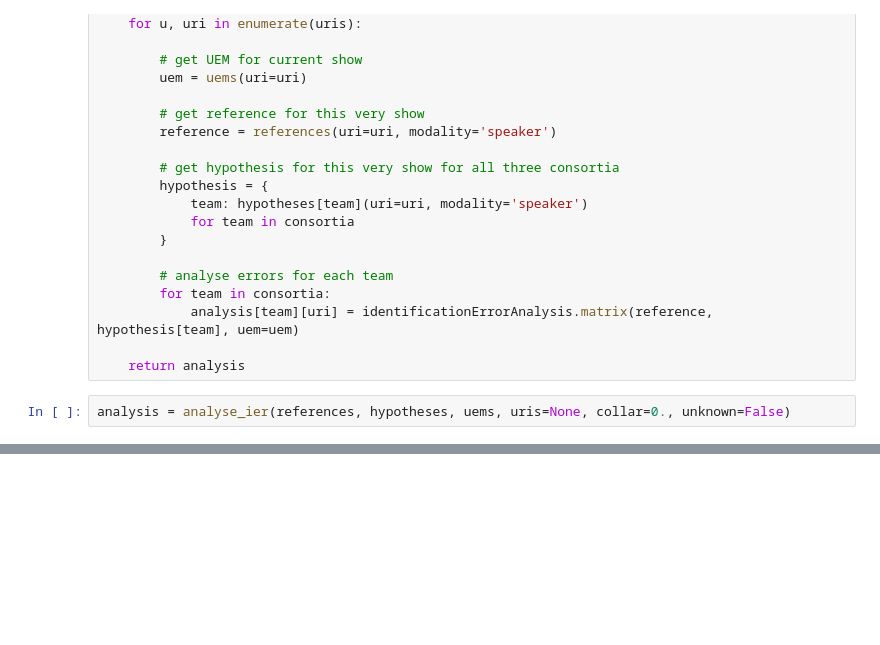
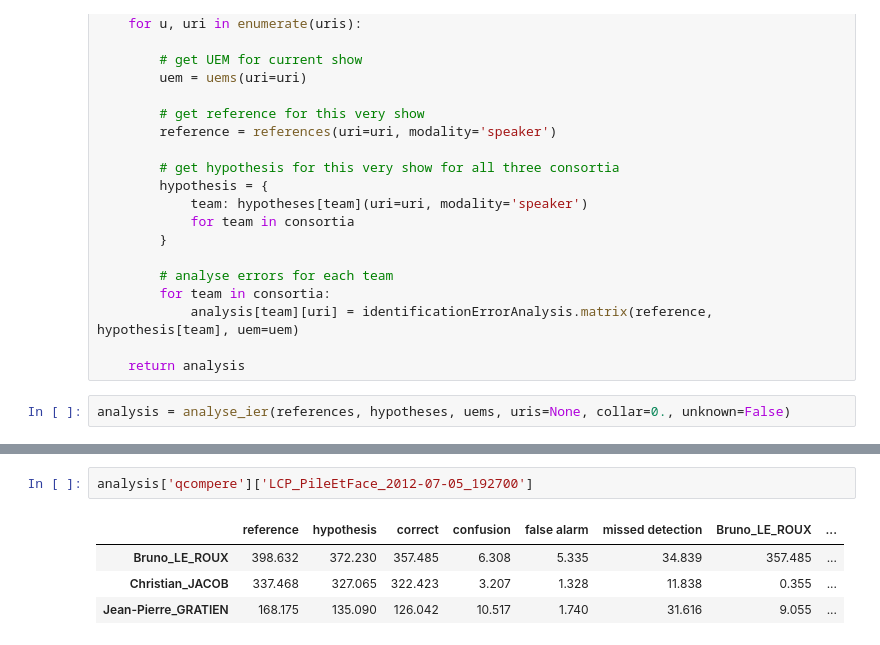
Before and after one commit to RahatNaqvi/repere_error_analysis, a Jupyter notebook: notebooks/identification error analysis.ipynb, the cells around one changed output, grey strips where cells are left out. Saved outputs shown, nothing was run; the diff lists cells and outputs as text; blank space fills up the shorter version.

```diff
--- a/notebooks/identification error analysis.ipynb
+++ b/notebooks/identification error analysis.ipynb
@@ -112,0 +112,7 @@ analysis['percol']['LCP_PileEtFace_2012-07-05_192700']
+# %%
+analysis['qcompere']['LCP_PileEtFace_2012-07-05_192700']
+# %% [output]
+|  | reference | hypothesis | correct | confusion | false alarm | missed detection | Bruno_LE_ROUX | ... |
+| Bruno_LE_ROUX | 398.632 | 372.230 | 357.485 | 6.308 | 5.335 | 34.839 | 357.485 | ... |
+| Christian_JACOB | 337.468 | 327.065 | 322.423 | 3.207 | 1.328 | 11.838 | 0.355 | ... |
+| Jean-Pierre_GRATIEN | 168.175 | 135.090 | 126.042 | 10.517 | 1.740 | 31.616 | 9.055 | ... |
```
Also changed, not shown: parts of 4 cells of this notebook, 3 other files.
